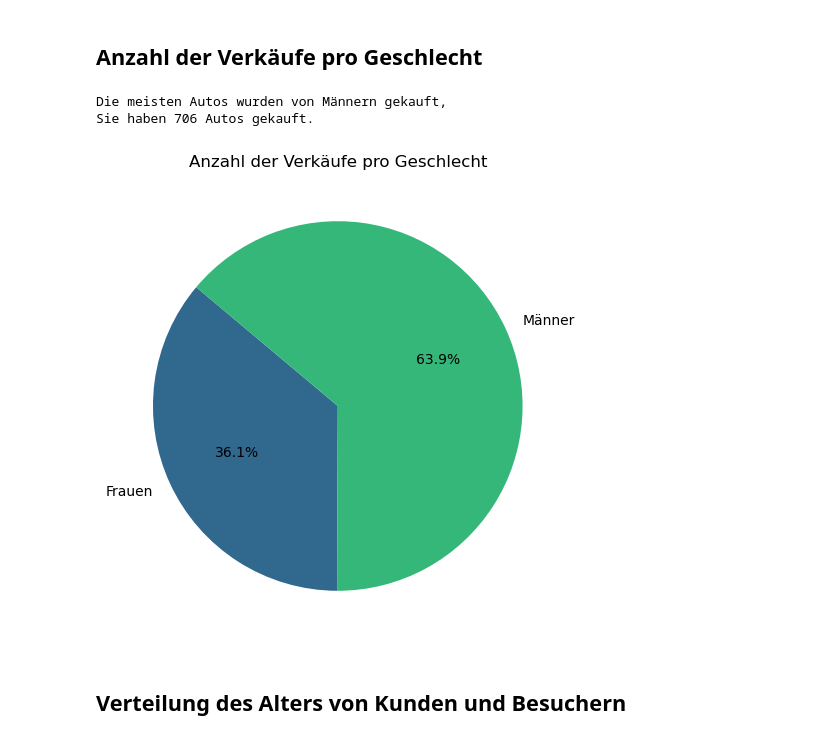
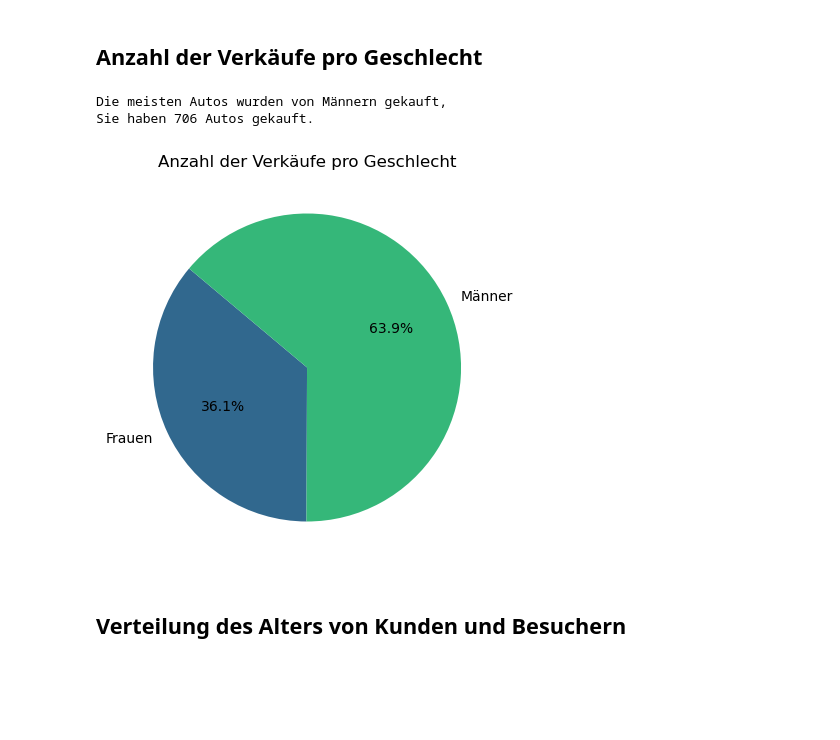
Before and after one commit to SebastianKnoche/final_projectSS24_Group4, a Jupyter notebook: presentation.ipynb, the cells around one changed output. Cells and saved outputs as stored; diff of their text form; code cells hidden in the pictures; blank space fills up the shorter version.

```diff
--- a/presentation.ipynb
+++ b/presentation.ipynb
@@ -1062,29 +1062,29 @@ plt.show()
 # %%
 # Ermittlung der Anzahl der Verkäufe pro Geschlecht und umbenennen in "kauf_pro_geschl"
 kauf_pro_geschl = df_verk.groupby('Geschlecht')['Geschlecht'].count()
 
 # Finden des Geschlechts mit den meisten Käufen
 max_geschl = 'Frauen' if kauf_pro_geschl.idxmax() == 'Frauen' else 'Männern'
 max_verk = kauf_pro_geschl.max()
 
 print(f'''Die meisten Autos wurden von {max_geschl} gekauft,
 Sie haben {max_verk} Autos gekauft.''')
 
 # Erstellen und Anzeigen des Kreisdiagramms
-plt.figure(figsize=(6, 6))
+plt.figure(figsize=(5, 5))
 plt.pie(kauf_pro_geschl, labels=['Frauen', 'Männer'],
         autopct='%1.1f%%', startangle=140,
         colors=sns.color_palette('viridis', len(kauf_pro_geschl)))
 # Diagramm beschriften
 plt.title('Anzahl der Verkäufe pro Geschlecht')
 
 
 # Diagramm anzeigen
 plt.show()
 # %% [output]
 Die meisten Autos wurden von Männern gekauft,
 Sie haben 706 Autos gekauft.
-[figure, old version]
+[figure, new version]
 # %% [markdown]
 ## Verteilung des Alters von Kunden und Besuchern
 # %%
```
Also changed, not shown: parts of 3 cells of this notebook, 1 other file.
